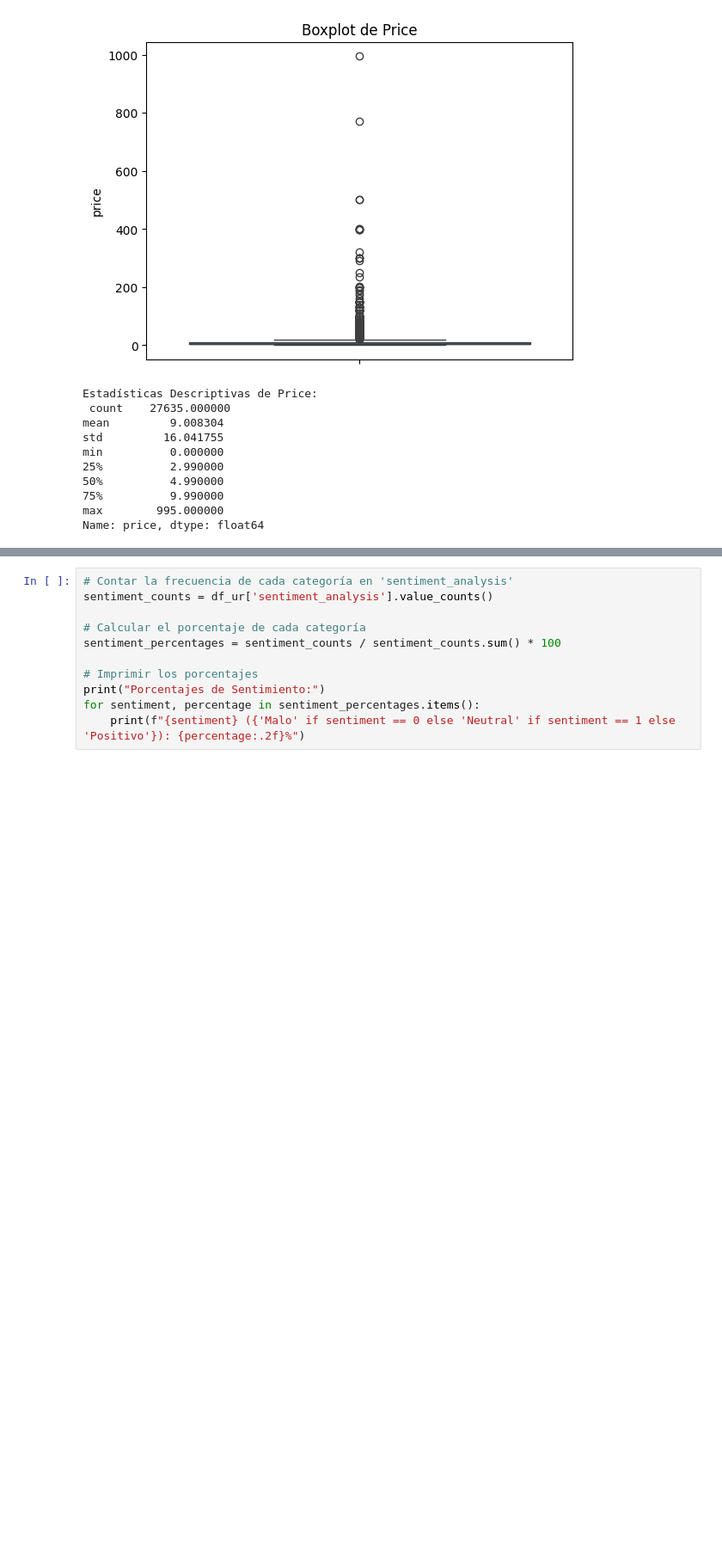
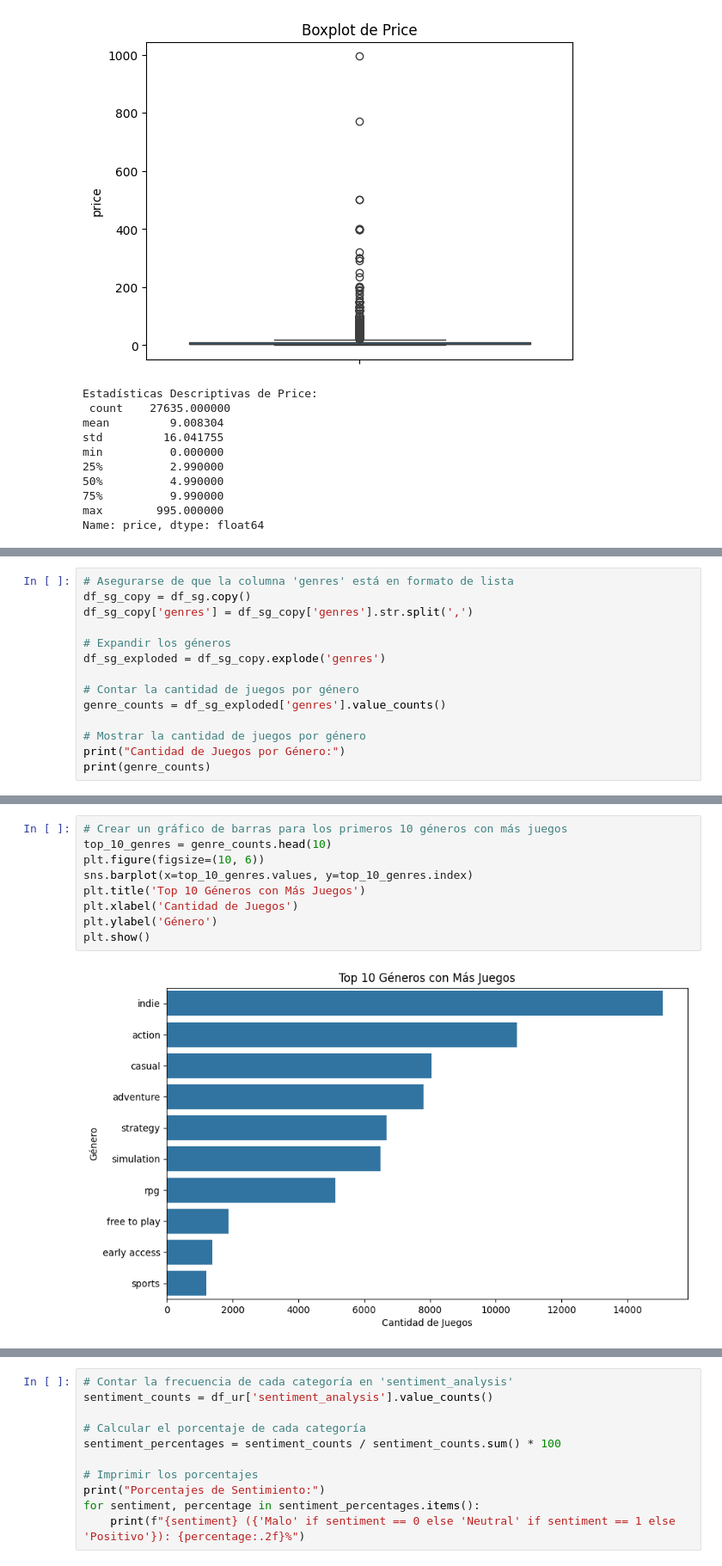
Before and after one commit to NICOLAS-ANTONIO/Recomendacion_Steam, a Jupyter notebook: EDA.ipynb, the cells around one changed output, grey strips where cells are left out. Shown at 86% size. Cells and saved outputs as stored; diff of their text form; blank space fills up the shorter version.

```diff
--- a/EDA.ipynb
+++ b/EDA.ipynb
@@ -241,0 +412,14 @@ Name: price, dtype: float64
+# %%
+# Asegurarse de que la columna 'genres' está en formato de lista
+df_sg_copy = df_sg.copy()
+df_sg_copy['genres'] = df_sg_copy['genres'].str.split(',')
+
+# Expandir los géneros
+df_sg_exploded = df_sg_copy.explode('genres')
+
+# Contar la cantidad de juegos por género
+genre_counts = df_sg_exploded['genres'].value_counts()
+
+# Mostrar la cantidad de juegos por género
+print("Cantidad de Juegos por Género:")
+print(genre_counts)
@@ -241,0 +444,11 @@ Name: price, dtype: float64
+# %%
+# Crear un gráfico de barras para los primeros 10 géneros con más juegos
+top_10_genres = genre_counts.head(10)
+plt.figure(figsize=(10, 6))
+sns.barplot(x=top_10_genres.values, y=top_10_genres.index)
+plt.title('Top 10 Géneros con Más Juegos')
+plt.xlabel('Cantidad de Juegos')
+plt.ylabel('Género')
+plt.show()
+# %% [output]
+[figure, added]
```
Also changed, not shown: parts of 42 cells of this notebook, 3 other files.
